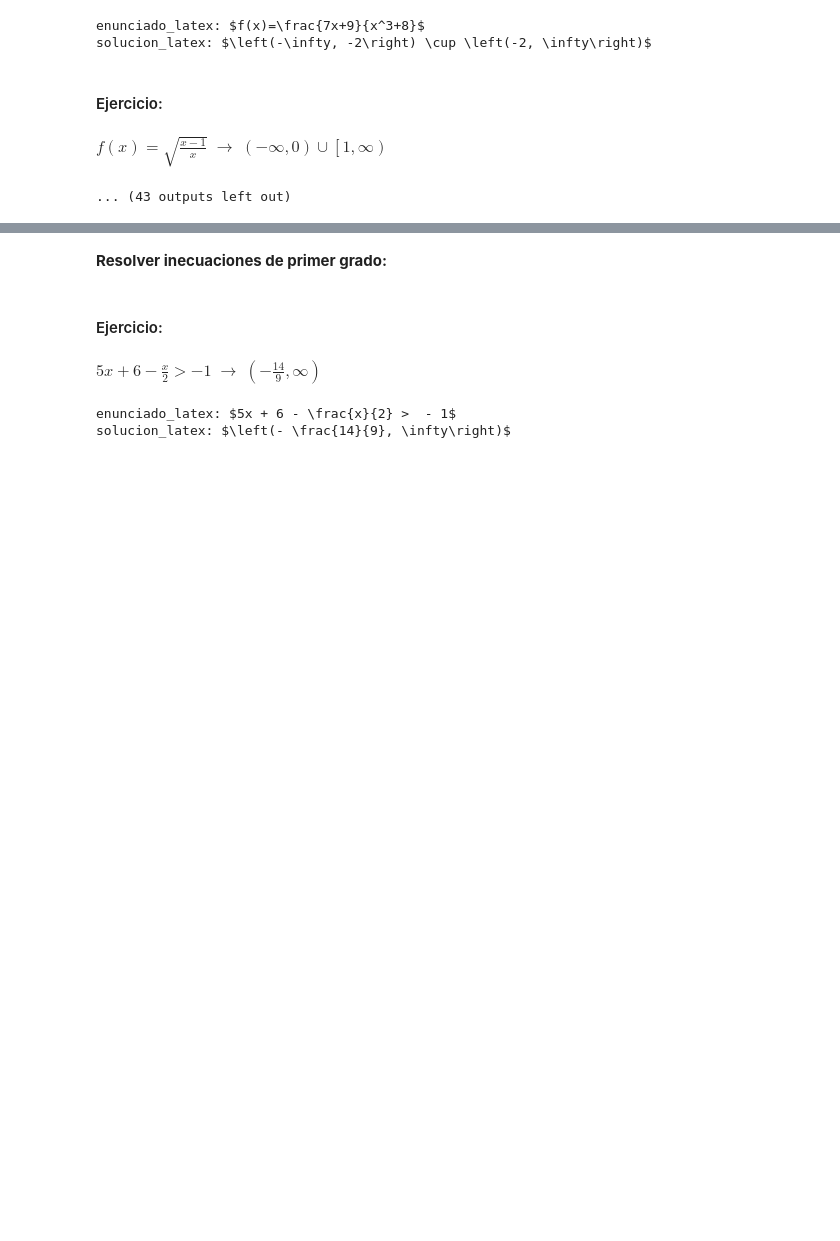
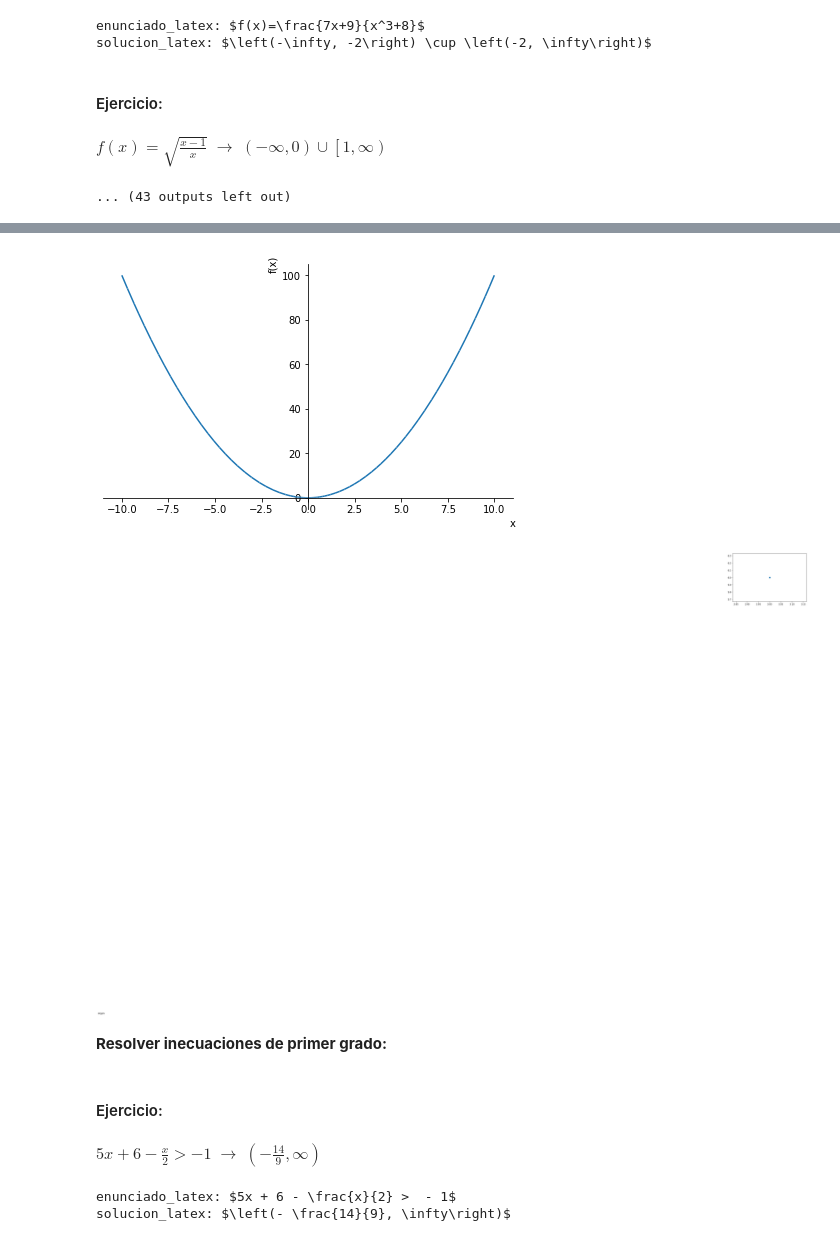
Before and after one commit to crdguez/mat4ac, a Jupyter notebook: notebooks/16-funciones.ipynb, the cells around one changed output, grey strips where cells are left out. Cells and saved outputs as stored; diff of their text form; code cells hidden in the pictures; blank space fills up the shorter version.

```diff
--- a/notebooks/16-funciones.ipynb
+++ b/notebooks/16-funciones.ipynb
@@ -234,3 +251,12 @@ abiertos, abierto_imagen, cerrados, cerrados_imagen
+# %%
+p=plot(x**2)
+fg=p._backend.fig
+plt.text(0,0,'origen')
+plt.scatter(3,6)
+fg.savefig('a_ver.png')
+# %% [output]
+[figure, added]
+[figure, added]
 # %%
 # Resolver inecuaciones
 
```
Also changed, not shown: parts of 3 cells of this notebook, 1 other file.
